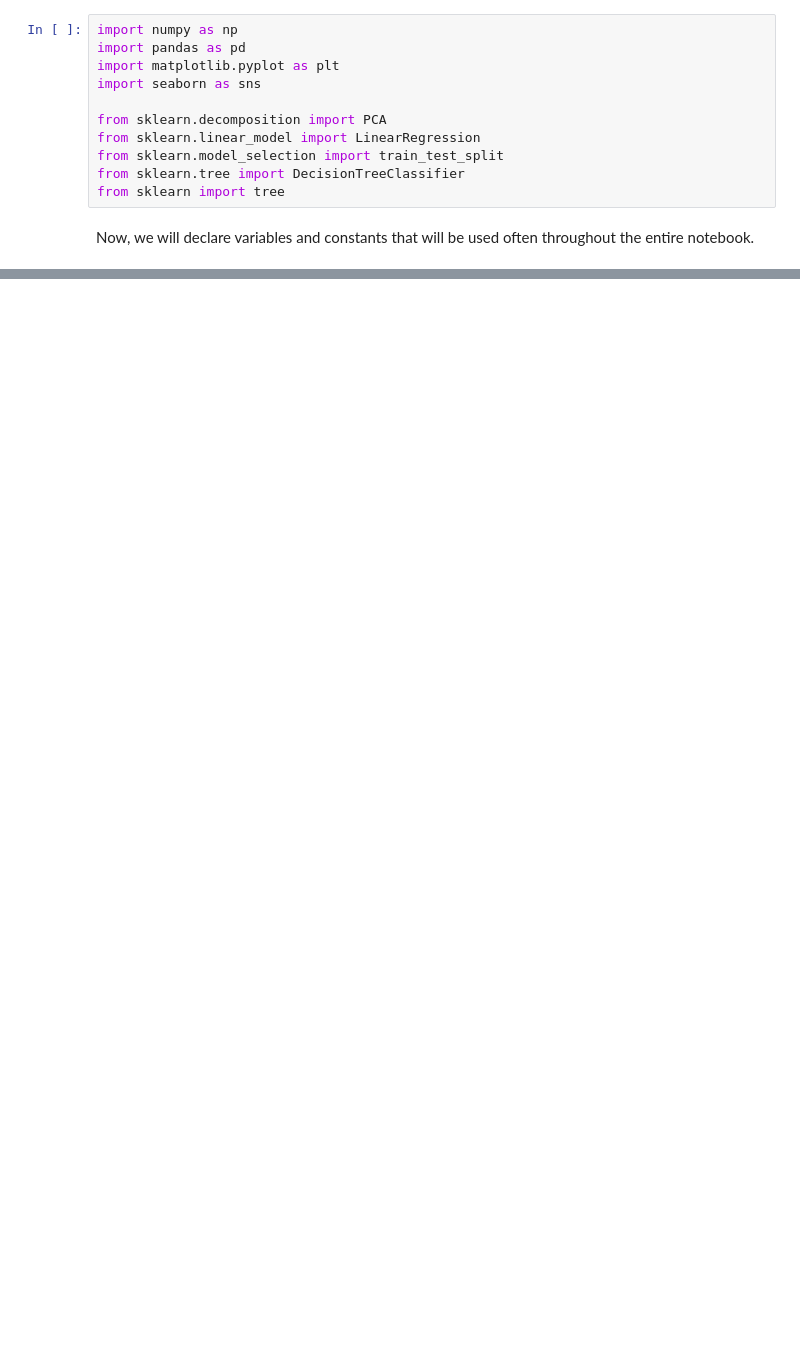
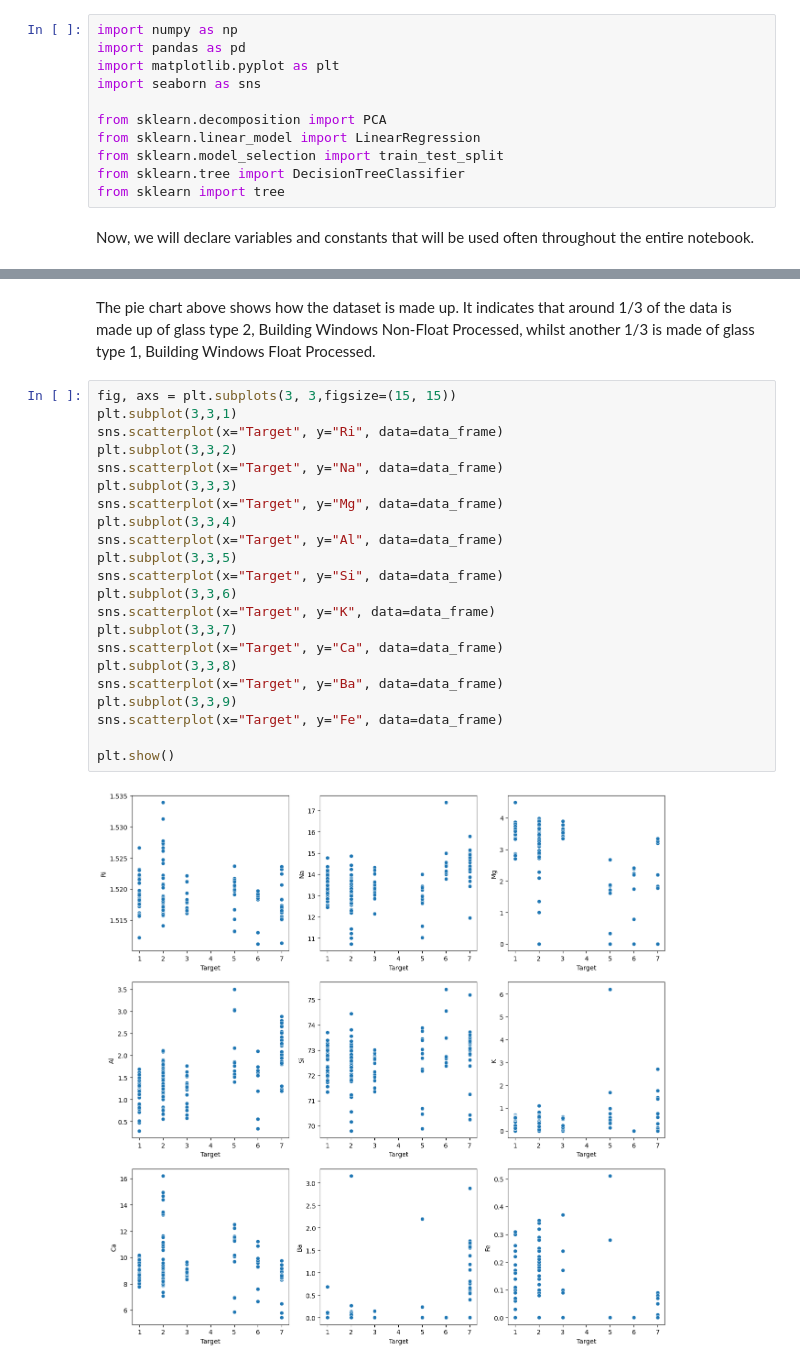
Before and after one commit to AlfieFitch/CS165-Coursework, a Jupyter notebook: Coursework1.ipynb, the cells around one changed output, grey strips where cells are left out. Cells and saved outputs as stored; diff of their text form; blank space fills up the shorter version.

```diff
--- a/Coursework1.ipynb
+++ b/Coursework1.ipynb
@@ -55,0 +75,26 @@ sns.pairplot(feature_frame)
+# %% [markdown]
+The pie chart above shows how the dataset is made up. It indicates that around 1/3 of the data is made up of glass type 2, Building Windows Non-Float Processed, whilst another 1/3 is made of glass type 1, Building Windows Float Processed.
+# %%
+fig, axs = plt.subplots(3, 3,figsize=(15, 15))
+plt.subplot(3,3,1)
+sns.scatterplot(x="Target", y="Ri", data=data_frame)
+plt.subplot(3,3,2)
+sns.scatterplot(x="Target", y="Na", data=data_frame)
+plt.subplot(3,3,3)
+sns.scatterplot(x="Target", y="Mg", data=data_frame)
+plt.subplot(3,3,4)
+sns.scatterplot(x="Target", y="Al", data=data_frame)
+plt.subplot(3,3,5)
+sns.scatterplot(x="Target", y="Si", data=data_frame)
+plt.subplot(3,3,6)
+sns.scatterplot(x="Target", y="K", data=data_frame)
+plt.subplot(3,3,7)
+sns.scatterplot(x="Target", y="Ca", data=data_frame)
+plt.subplot(3,3,8)
+sns.scatterplot(x="Target", y="Ba", data=data_frame)
+plt.subplot(3,3,9)
+sns.scatterplot(x="Target", y="Fe", data=data_frame)
+
+plt.show()
+# %% [output]
+[figure, added]
```
Also changed, not shown: parts of 6 cells of this notebook, 1 other file.
